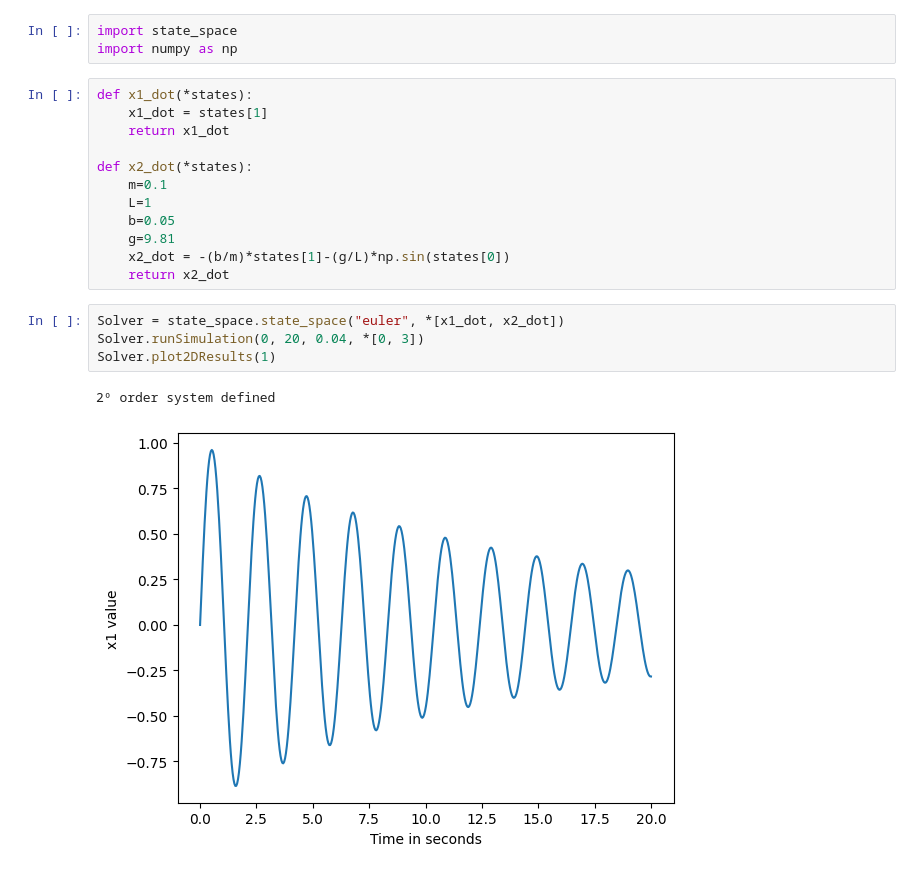
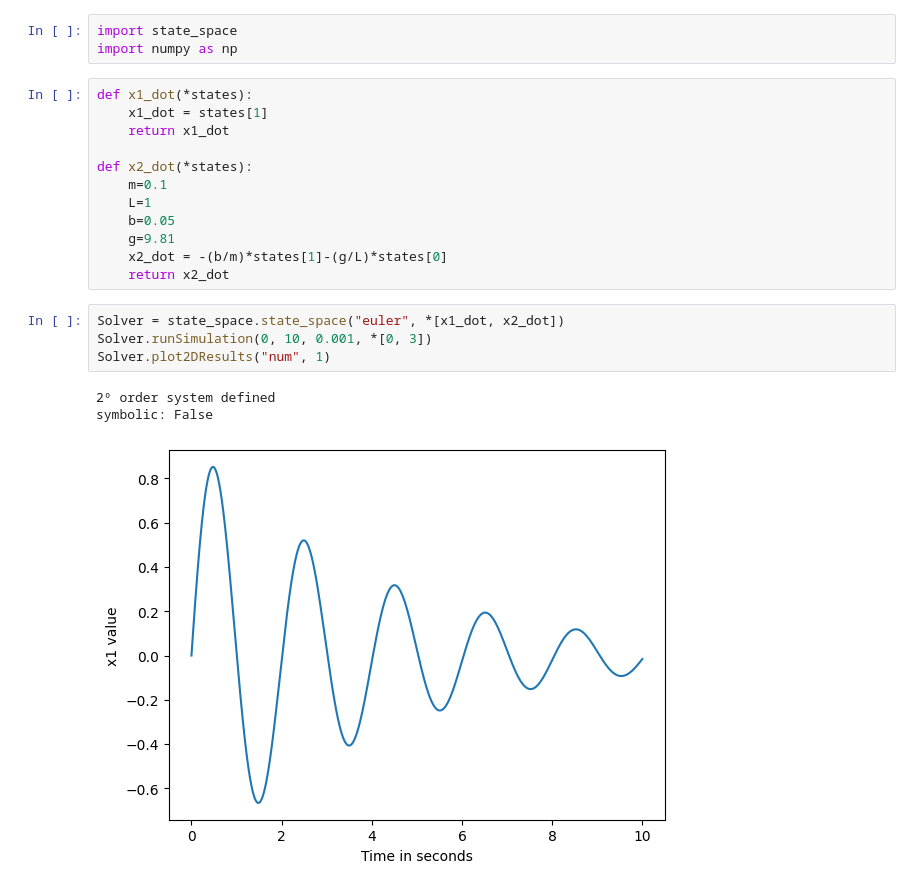
Before and after one commit to Isaacif/PyControlGym, a Jupyter notebook: pendulum.ipynb, the cells around one changed output. Cells and saved outputs as stored; diff of their text form.

```diff
--- a/pendulum.ipynb
+++ b/pendulum.ipynb
@@ -11,12 +11,13 @@ def x2_dot(*states):
     L=1
     b=0.05
     g=9.81
-    x2_dot = -(b/m)*states[1]-(g/L)*np.sin(states[0])
+    x2_dot = -(b/m)*states[1]-(g/L)*states[0]
     return x2_dot
 # %%
 Solver = state_space.state_space("euler", *[x1_dot, x2_dot])
-Solver.runSimulation(0, 20, 0.04, *[0, 3])
-Solver.plot2DResults(1)
+Solver.runSimulation(0, 10, 0.001, *[0, 3])
+Solver.plot2DResults("num", 1)
 # %% [output]
 2º order system defined
+symbolic: False
-[figure, old version]
+[figure, new version]
```
Also changed, not shown: 2 other files.
